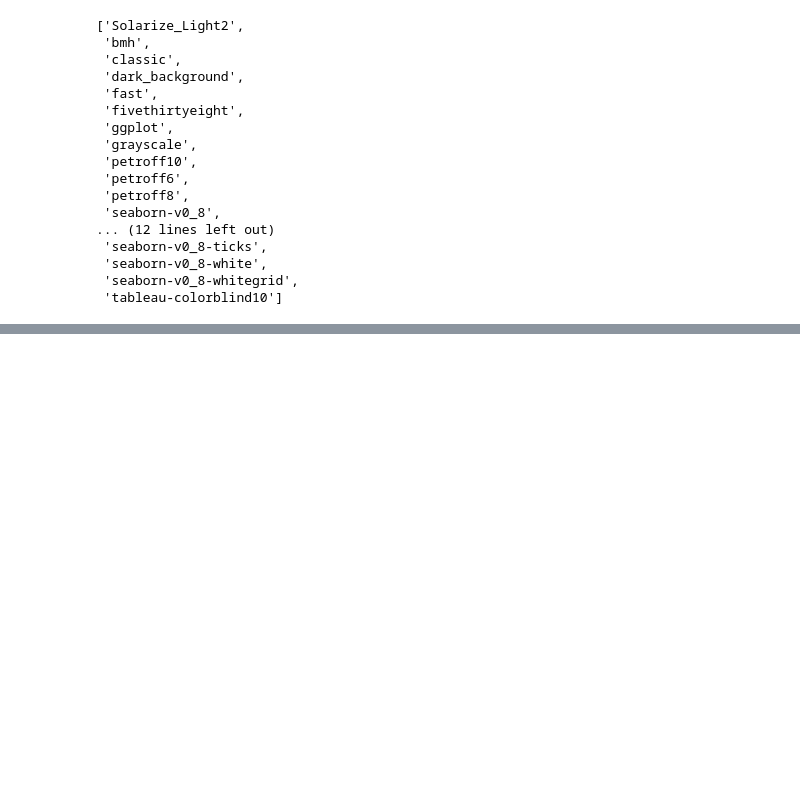
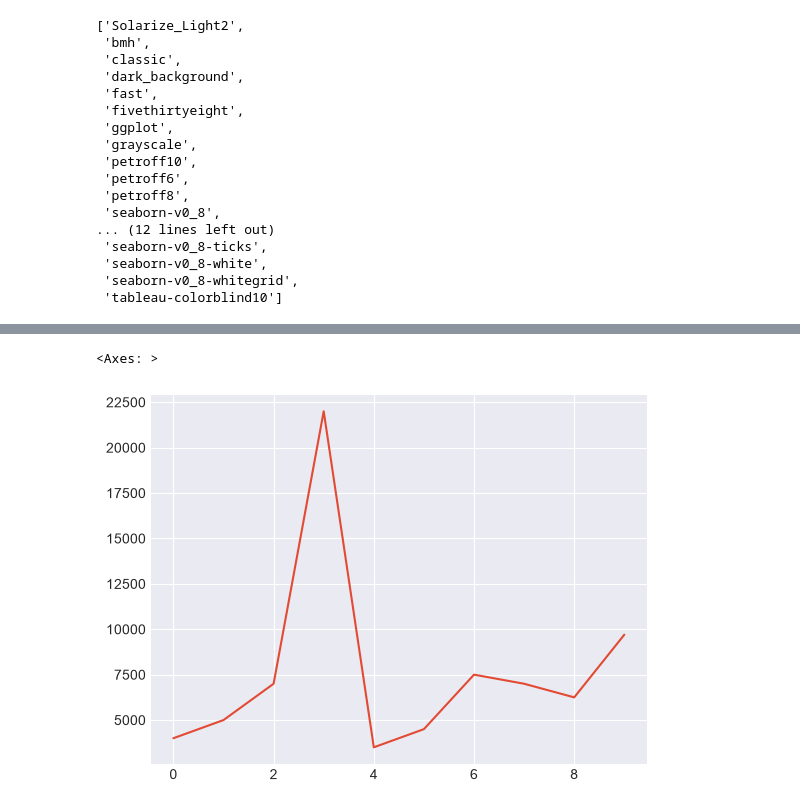
Before and after one commit to ayinde-xyz/ml-learn, a Jupyter notebook: matplotlib_learn.ipynb, the cells around one changed output, grey strips where cells are left out. Saved outputs shown, nothing was run; the diff lists cells and outputs as text; code cells hidden in the pictures; blank space fills up the shorter version.

```diff
--- a/matplotlib_learn.ipynb
+++ b/matplotlib_learn.ipynb
@@ -354,0 +360,7 @@ plt.style.available
+# %%
+
+plt.style.use("seaborn-v0_8-darkgrid")
+car_sales["Price"].plot()
+# %% [output]
+<Axes: >
+[figure, added]
```
Also changed, not shown: parts of 37 cells of this notebook, 1 other file.
